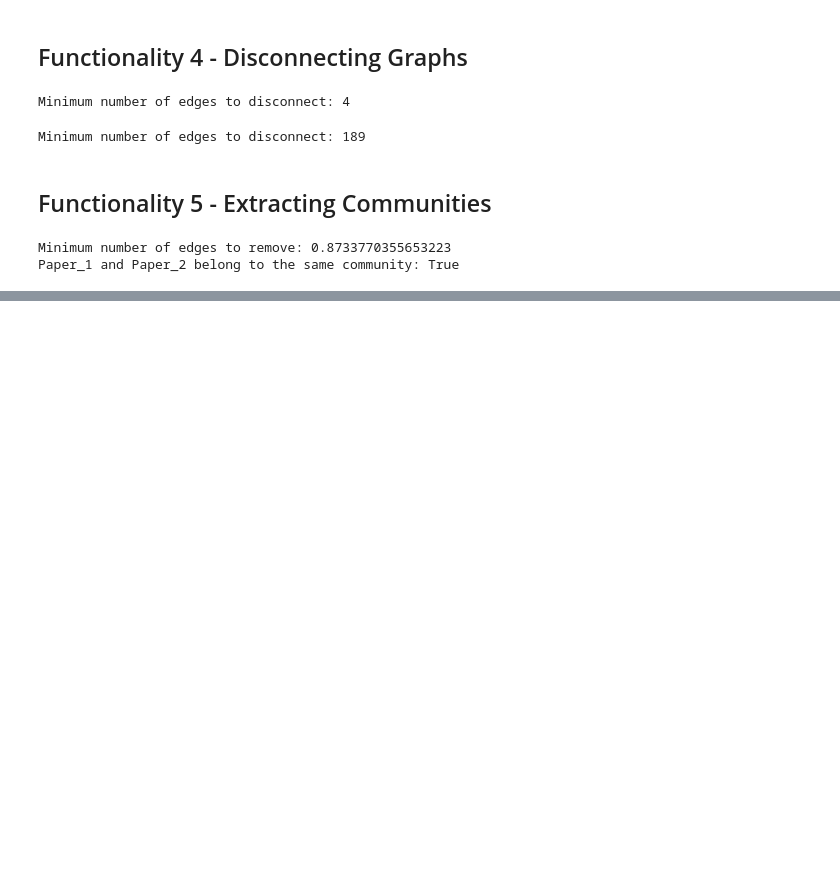
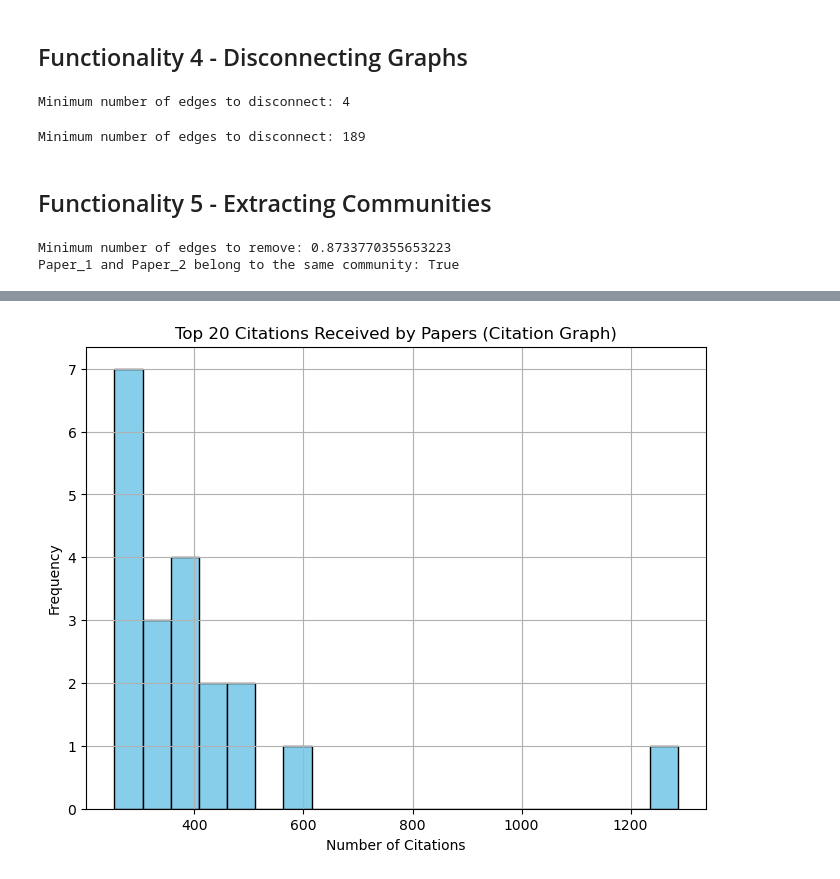
Before and after one commit to armanfeili/ADM-HW5, a Jupyter notebook: notebook 5.ipynb, the cells around one changed output, grey strips where cells are left out. Cells and saved outputs as stored; diff of their text form; code cells hidden in the pictures; blank space fills up the shorter version.

```diff
--- a/notebook 5.ipynb
+++ b/notebook 5.ipynb
@@ -591,0 +580,16 @@ Paper_1 and Paper_2 belong to the same community: True
+# %%
+degrees = dict(citation_graph.degree())  # Extract degrees of nodes
+
+# Get the top degrees and their frequencies
+sorted_degrees = sorted(degrees.values(), reverse=True)
+top_20_degrees = sorted_degrees[:20]
+
+plt.figure(figsize=(8, 6))
+plt.hist(top_20_degrees, bins=20, color='skyblue', edgecolor='black')
+plt.title('Top 20 Citations Received by Papers (Citation Graph)')
+plt.xlabel('Number of Citations')
+plt.ylabel('Frequency')
+plt.grid(True)
+plt.show()
+# %% [output]
+[figure, added]
```
Also changed, not shown: parts of 24 cells of this notebook.
